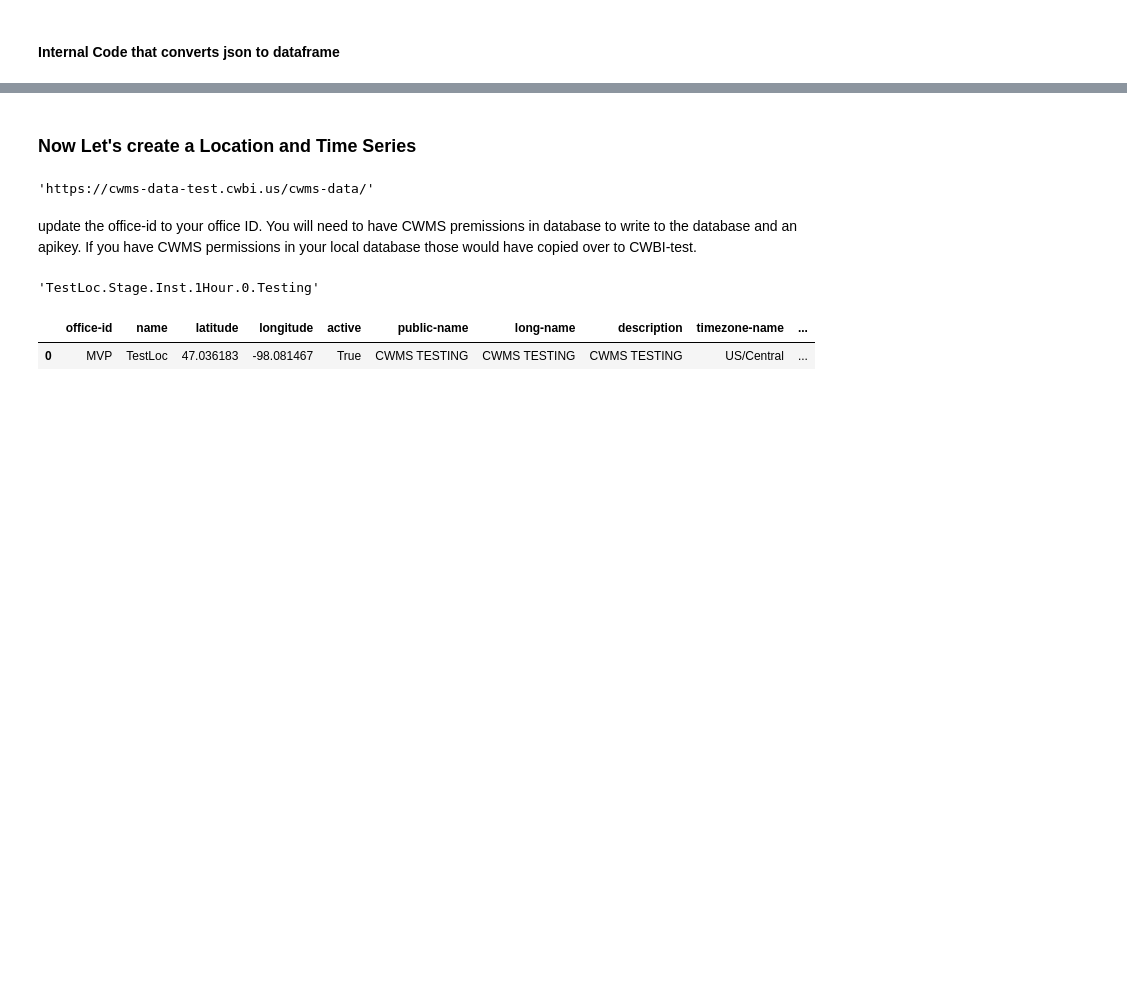
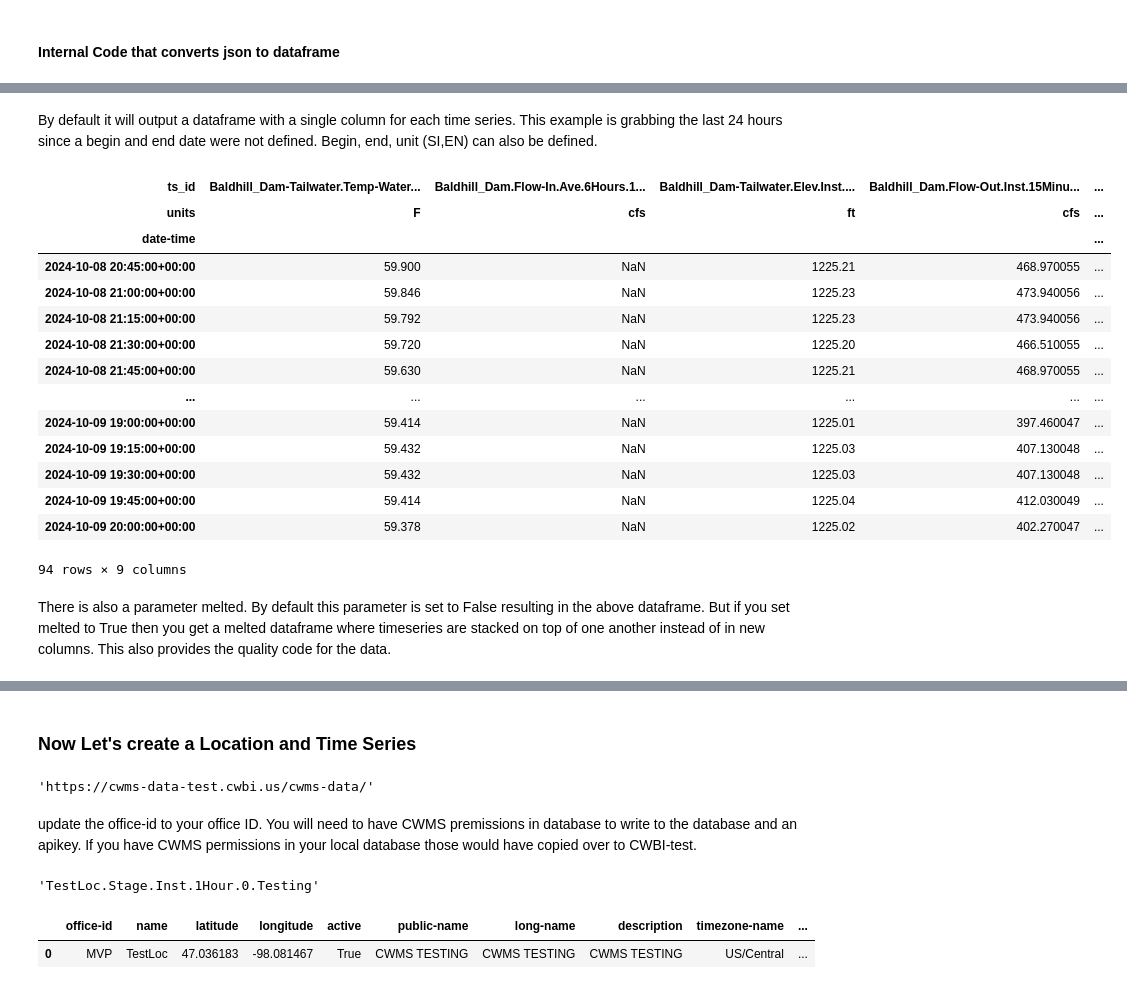
Before and after one commit to HydrologicEngineeringCenter/cwms-python, a Jupyter notebook: examples/01_cwms_timeseries_location_examples.ipynb, the cells around one changed output, grey strips where cells are left out. Drawn from its saved outputs; the diff is of its cells as text; code cells hidden in the pictures; blank space fills up the shorter version.

```diff
--- a/examples/01_cwms_timeseries_location_examples.ipynb
+++ b/examples/01_cwms_timeseries_location_examples.ipynb
@@ -179,0 +213,3 @@ df
+# %%
+
+ts_ids = list(cat_ts.df['name'])
@@ -179,0 +229,24 @@ df
+# %%
+multi_data = cwms.get_multi_timeseries_df(ts_ids=ts_ids,office_id='MVP')
+# %% [markdown]
+By default it will output a dataframe with a single column for each time series.  This example is grabbing the last 24 hours since a begin and end date were not defined.  Begin, end, unit (SI,EN) can also be defined.
+# %%
+multi_data
+# %% [output]
+| ts_id | Baldhill_Dam-Tailwater.Temp-Water... | Baldhill_Dam.Flow-In.Ave.6Hours.1... | Baldhill_Dam-Tailwater.Elev.Inst.... | Baldhill_Dam.Flow-Out.Inst.15Minu... | ... |
+| units | F | cfs | ft | cfs | ... |
+| date-time |  |  |  |  | ... |
+| 2024-10-08 20:45:00+00:00 | 59.900 | NaN | 1225.21 | 468.970055 | ... |
+| 2024-10-08 21:00:00+00:00 | 59.846 | NaN | 1225.23 | 473.940056 | ... |
+| 2024-10-08 21:15:00+00:00 | 59.792 | NaN | 1225.23 | 473.940056 | ... |
+| 2024-10-08 21:30:00+00:00 | 59.720 | NaN | 1225.20 | 466.510055 | ... |
+| 2024-10-08 21:45:00+00:00 | 59.630 | NaN | 1225.21 | 468.970055 | ... |
+| ... | ... | ... | ... | ... | ... |
+| 2024-10-09 19:00:00+00:00 | 59.414 | NaN | 1225.01 | 397.460047 | ... |
+| 2024-10-09 19:15:00+00:00 | 59.432 | NaN | 1225.03 | 407.130048 | ... |
+| 2024-10-09 19:30:00+00:00 | 59.432 | NaN | 1225.03 | 407.130048 | ... |
+| 2024-10-09 19:45:00+00:00 | 59.414 | NaN | 1225.04 | 412.030049 | ... |
+| 2024-10-09 20:00:00+00:00 | 59.378 | NaN | 1225.02 | 402.270047 | ... |
+94 rows × 9 columns
+# %% [markdown]
+There is also a parameter melted.  By default this parameter is set to False resulting in the above dataframe.  But if you set melted to True then you get a melted dataframe where timeseries are stacked on top of one another instead of in new columns.  This also provides the quality code for the data.
```
Also changed, not shown: parts of 21 cells of this notebook, 3 other files.
